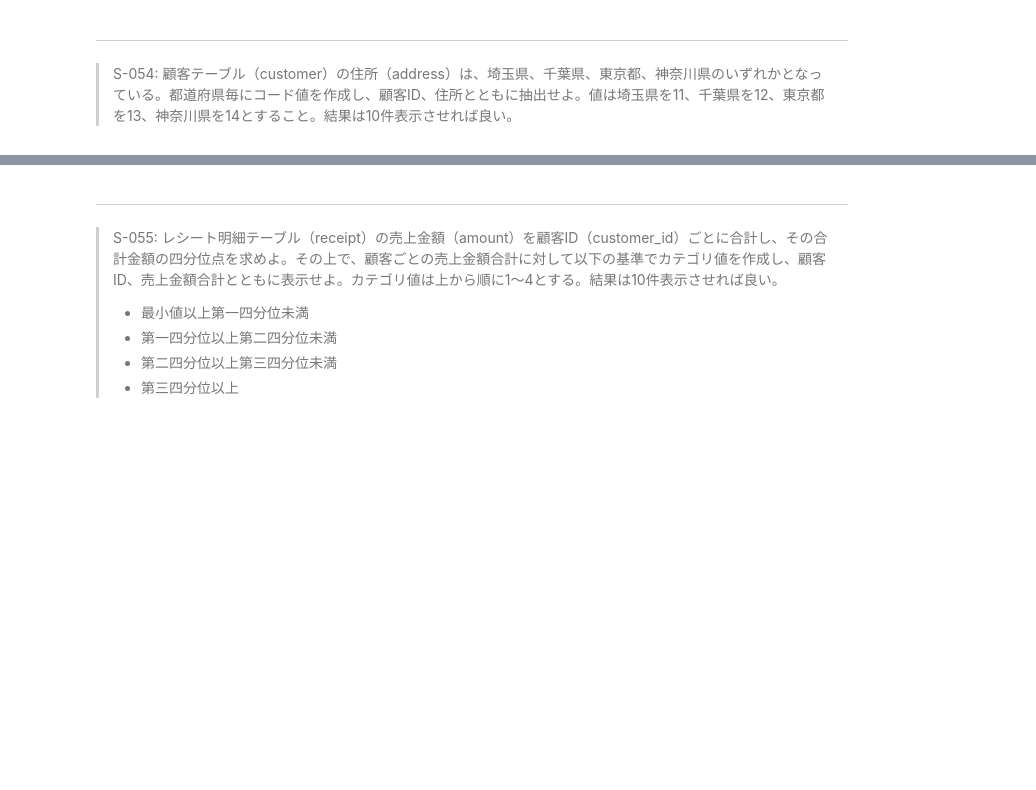
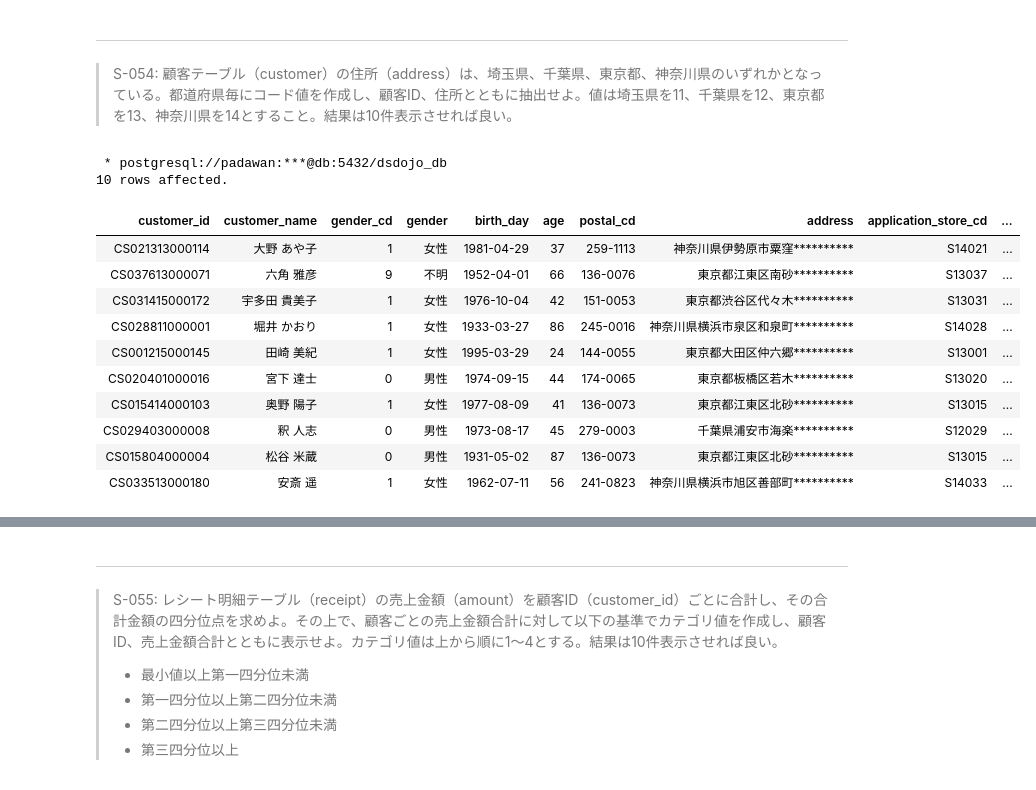
Before and after one commit to Toma0916/100knocks-preprocess, a Jupyter notebook: docker/work/preprocess_knock_SQL.ipynb, the cells around one changed output, grey strips where cells are left out. Drawn from its saved outputs; the diff is of its cells as text; code cells hidden in the pictures; blank space fills up the shorter version.

```diff
--- a/docker/work/preprocess_knock_SQL.ipynb
+++ b/docker/work/preprocess_knock_SQL.ipynb
@@ -1095,0 +1202,22 @@ LIMIT
+# %%
+%%sql
+SELECT
+    *
+FROM
+    customer
+LIMIT
+    10
+# %% [output]
+ * postgresql://padawan:***@db:5432/dsdojo_db
+10 rows affected.
+| customer_id | customer_name | gender_cd | gender | birth_day | age | postal_cd | address | application_store_cd | ... |
+| CS021313000114 | 大野 あや子 | 1 | 女性 | 1981-04-29 | 37 | 259-1113 | 神奈川県伊勢原市粟窪********** | S14021 | ... |
+| CS037613000071 | 六角 雅彦 | 9 | 不明 | 1952-04-01 | 66 | 136-0076 | 東京都江東区南砂********** | S13037 | ... |
+| CS031415000172 | 宇多田 貴美子 | 1 | 女性 | 1976-10-04 | 42 | 151-0053 | 東京都渋谷区代々木********** | S13031 | ... |
+| CS028811000001 | 堀井 かおり | 1 | 女性 | 1933-03-27 | 86 | 245-0016 | 神奈川県横浜市泉区和泉町********** | S14028 | ... |
+| CS001215000145 | 田崎 美紀 | 1 | 女性 | 1995-03-29 | 24 | 144-0055 | 東京都大田区仲六郷********** | S13001 | ... |
+| CS020401000016 | 宮下 達士 | 0 | 男性 | 1974-09-15 | 44 | 174-0065 | 東京都板橋区若木********** | S13020 | ... |
+| CS015414000103 | 奥野 陽子 | 1 | 女性 | 1977-08-09 | 41 | 136-0073 | 東京都江東区北砂********** | S13015 | ... |
+| CS029403000008 | 釈 人志 | 0 | 男性 | 1973-08-17 | 45 | 279-0003 | 千葉県浦安市海楽********** | S12029 | ... |
+| CS015804000004 | 松谷 米蔵 | 0 | 男性 | 1931-05-02 | 87 | 136-0073 | 東京都江東区北砂********** | S13015 | ... |
+| CS033513000180 | 安斎 遥 | 1 | 女性 | 1962-07-11 | 56 | 241-0823 | 神奈川県横浜市旭区善部町********** | S14033 | ... |
```
Also changed, not shown: parts of 10 cells of this notebook.
